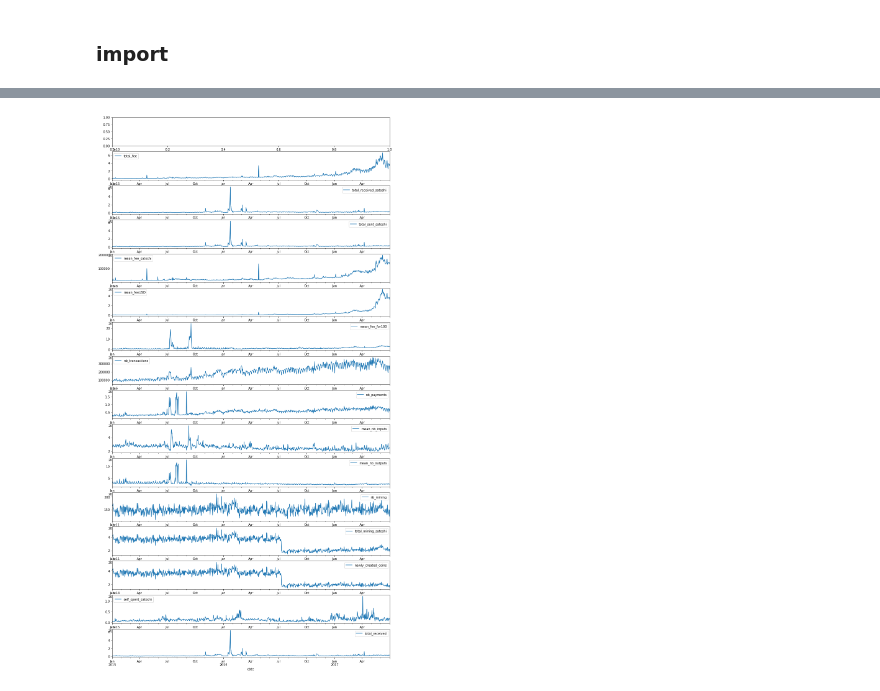
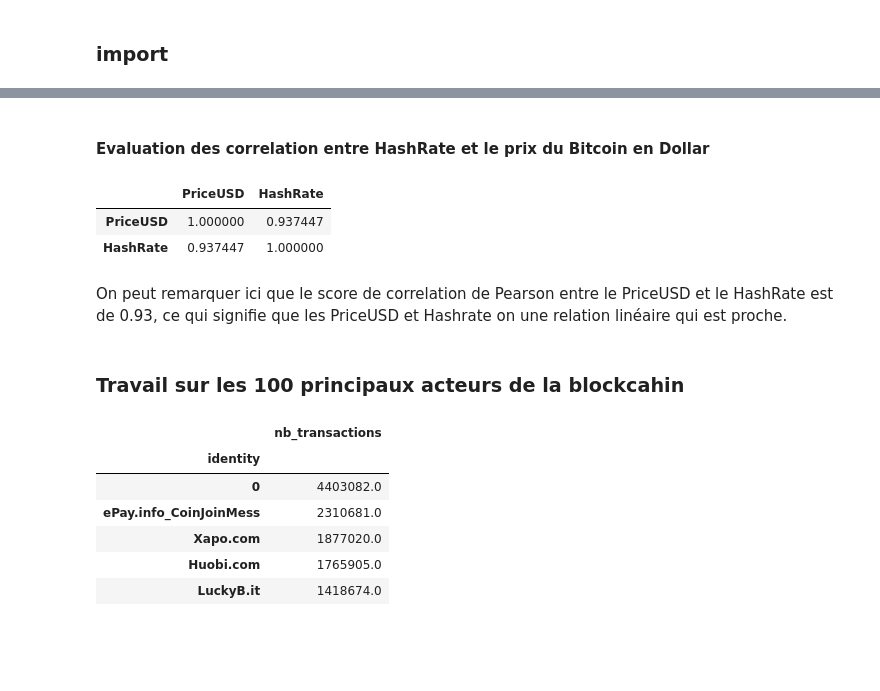
Before and after one commit to Bast-94/DefiEGC2024-RM-BH, a Jupyter notebook: notebook.ipynb, the cells around one changed output, grey strips where cells are left out. Cells and saved outputs as stored; diff of their text form; code cells hidden in the pictures; blank space fills up the shorter version.

```diff
--- a/notebook.ipynb
+++ b/notebook.ipynb
@@ -43,9 +30,25 @@ column_count = len(global_time_series.columns[1:])
-# %%
-fig, axes = plt.subplots(nrows=column_count, ncols=1, figsize=(16, 32))
-for i in range(1,column_count):
-    key = global_time_series.columns[i]
-    global_time_series.plot(x='date', y=key, ax=axes[i])
-# %% [output]
-[figure, removed]
+# %% [markdown]
+#### Evaluation des correlation entre HashRate et le prix du Bitcoin en Dollar
+# %%
+correlation_matrix = external_df.corr()
+correlation_matrix
+# %% [output]
+|  | PriceUSD | HashRate |
+| PriceUSD | 1.000000 | 0.937447 |
+| HashRate | 0.937447 | 1.000000 |
+# %% [markdown]
+On peut remarquer ici que le score de correlation de Pearson entre le PriceUSD et le HashRate est de 0.93, ce qui signifie que les PriceUSD et Hashrate on une relation linéaire qui est proche.
+# %% [markdown]
+### Travail sur les 100 principaux acteurs de la blockcahin
 # %%
 block_chain_df = generate_blockchain_by_actor('timeseries/blockchain_by_actor.csv')
+column_to_analyze = 'nb_transactions'
+block_chain_df.groupby('identity')[[column_to_analyze]].sum().sort_values(by=column_to_analyze, ascending=False).head()
+# %% [output]
+|  | nb_transactions |
+| identity |  |
+| 0 | 4403082.0 |
+| ePay.info_CoinJoinMess | 2310681.0 |
+| Xapo.com | 1877020.0 |
+| Huobi.com | 1765905.0 |
+| LuckyB.it | 1418674.0 |
```
Also changed, not shown: parts of 15 cells of this notebook, 2 other files.
